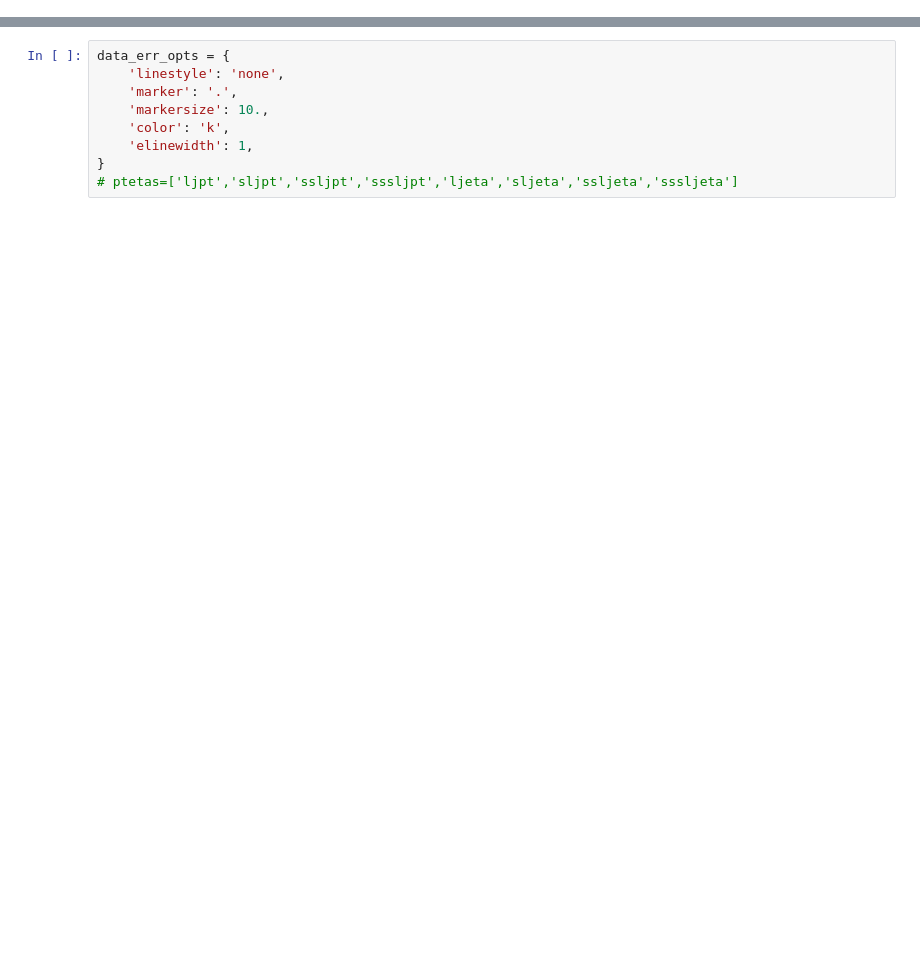
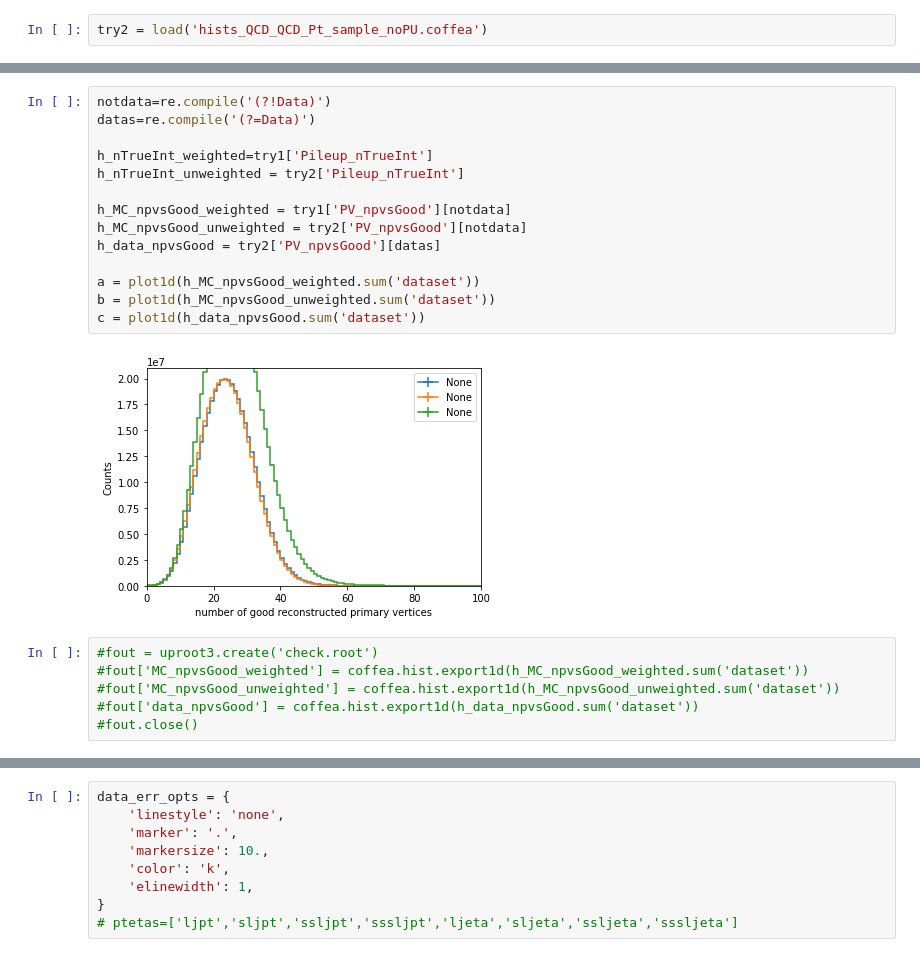
Before and after one commit to hsinweihsia/BTV, a Jupyter notebook: QCD.ipynb, the cells around one changed output, grey strips where cells are left out. Saved outputs shown, nothing was run; the diff lists cells and outputs as text; blank space fills up the shorter version.

```diff
--- a/QCD.ipynb
+++ b/QCD.ipynb
@@ -35,0 +35,2 @@ plot1d(try1['jet_pt_nocut'].sum('flav').sum('dataset'))
+# %%
+try2 = load('hists_QCD_QCD_Pt_sample_noPU.coffea')
@@ -35,0 +57,22 @@ plot1d(try1['jet_pt_nocut'].sum('flav').sum('dataset'))
+# %%
+notdata=re.compile('(?!Data)')
+datas=re.compile('(?=Data)')
+
+h_nTrueInt_weighted=try1['Pileup_nTrueInt']
+h_nTrueInt_unweighted = try2['Pileup_nTrueInt']
+
+h_MC_npvsGood_weighted = try1['PV_npvsGood'][notdata]
+h_MC_npvsGood_unweighted = try2['PV_npvsGood'][notdata]
+h_data_npvsGood = try2['PV_npvsGood'][datas]
+
+a = plot1d(h_MC_npvsGood_weighted.sum('dataset'))
+b = plot1d(h_MC_npvsGood_unweighted.sum('dataset'))
+c = plot1d(h_data_npvsGood.sum('dataset'))
+# %% [output]
+[figure, added]
+# %%
+#fout = uproot3.create('check.root')
+#fout['MC_npvsGood_weighted'] = coffea.hist.export1d(h_MC_npvsGood_weighted.sum('dataset'))
+#fout['MC_npvsGood_unweighted'] = coffea.hist.export1d(h_MC_npvsGood_unweighted.sum('dataset'))
+#fout['data_npvsGood'] = coffea.hist.export1d(h_data_npvsGood.sum('dataset'))
+#fout.close()
```
Also changed, not shown: parts of 39 cells of this notebook, 5 other files.
